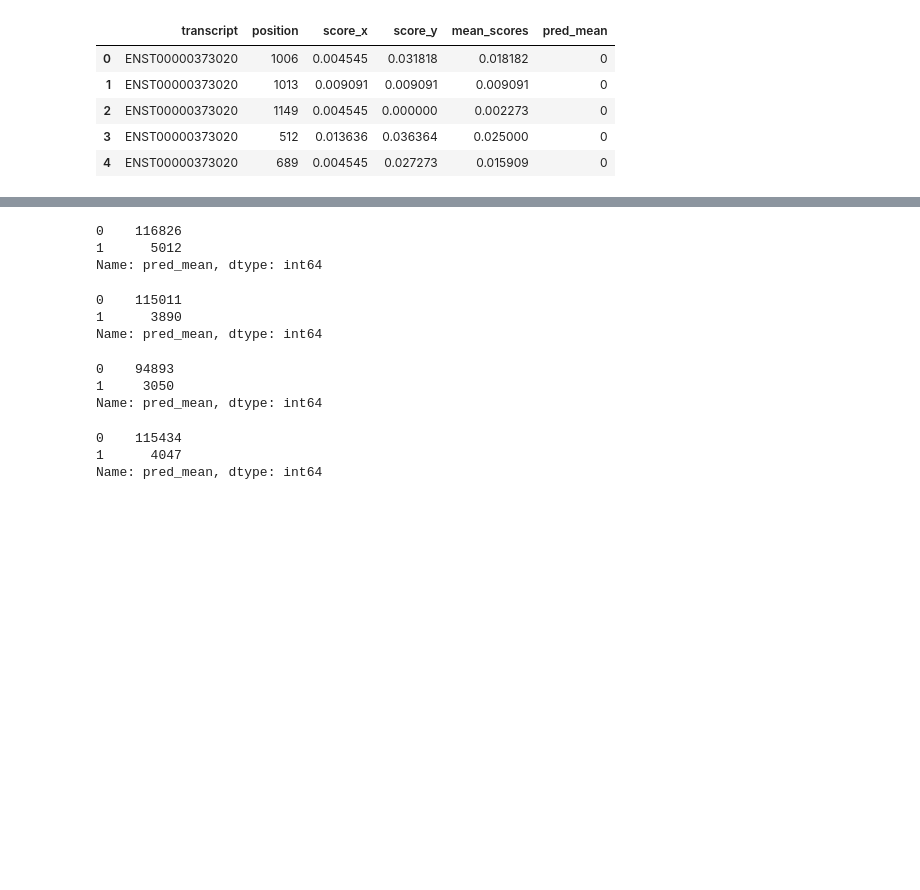
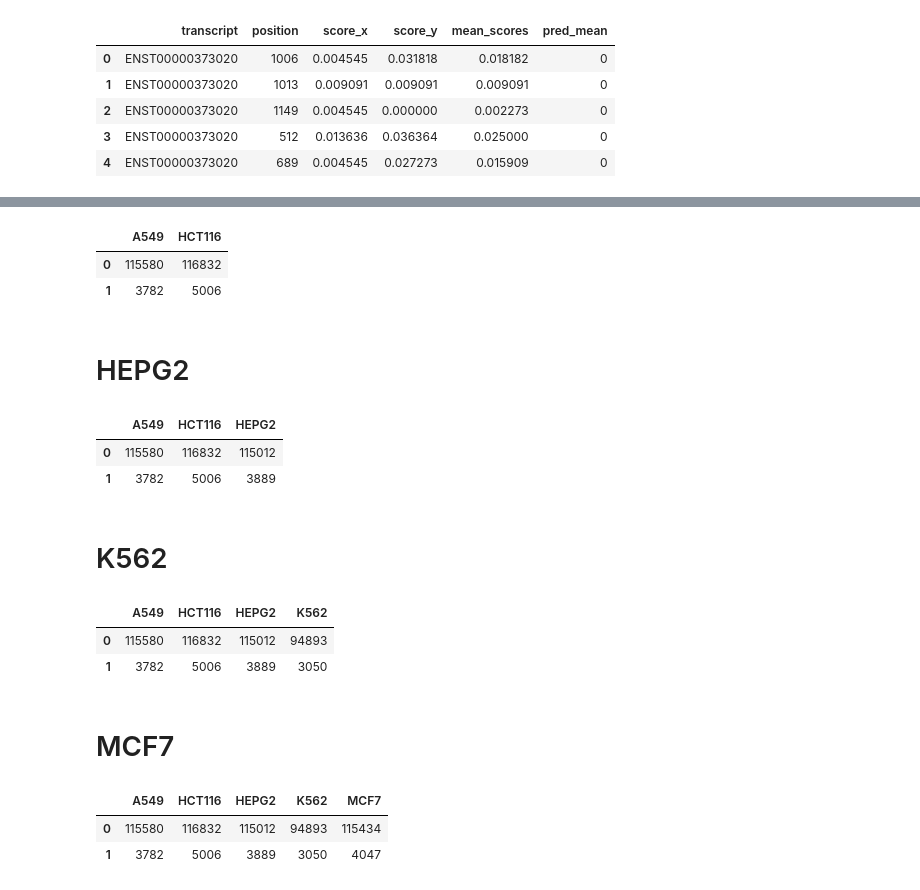
Before and after one commit to claudia-07/DSA4262-ACMXZ, a Jupyter notebook: prediction/all_cell_test.ipynb, the cells around one changed output, grey strips where cells are left out. Drawn from its saved outputs; the diff is of its cells as text; code cells hidden in the pictures; blank space fills up the shorter version.

```diff
--- a/prediction/all_cell_test.ipynb
+++ b/prediction/all_cell_test.ipynb
@@ -36,0 +29,4 @@ Name: pred_mean, dtype: int64
+# %%
+ind = ["0", "1"]
+plot_df = pd.DataFrame(list(merge1["pred_mean"].value_counts()), columns = ["A549"], index = ind)
+plot_df
@@ -47,12 +49,15 @@ mergeHct2 = mergeHct2.rename({'score':'score_z'},axis=1)
 mergeHct2['mean_scores'] = mergeHct2[['score_x', 'score_y','score_z']].mean(axis=1)
 # %%
 mergeHct2["pred_mean"] = mergeHct2.mean_scores.map(lambda x:1 if x>=0.35 else 0)
-# %%
-mergeHct2.pred_mean.value_counts()
-# %% [output]
-0    116826
-1      5012
-Name: pred_mean, dtype: int64
+# %%
+plot_df["HCT116"] = list(mergeHct2["pred_mean"].value_counts())
+plot_df
+# %% [output]
+|  | A549 | HCT116 |
+| 0 | 115580 | 116832 |
+| 1 | 3782 | 5006 |
+# %% [markdown]
+# HEPG2
 # %%
 hepG2_rep5_run2 = pd.read_csv("../data/aws_predictions/hepG2_rep5_run2_prediction.csv")
 hepG2_rep6_run1 = pd.read_csv("../data/aws_predictions/hepG2_rep6_run1_prediction.csv")
@@ -62,12 +67,15 @@ mergeG2 = hepG2_rep5_run2.merge(hepG2_rep6_run1, on = ['transcript','position'],
 mergeG2['mean_scores'] = mergeG2[['score_x', 'score_y']].mean(axis=1)
 # %%
 mergeG2["pred_mean"] = mergeG2.mean_scores.map(lambda x:1 if x>=0.35 else 0)
-# %%
-mergeG2["pred_mean"].value_counts()
-# %% [output]
-0    115011
-1      3890
-Name: pred_mean, dtype: int64
+# %%
+plot_df["HEPG2"] = list(mergeG2["pred_mean"].value_counts())
+plot_df
+# %% [output]
+|  | A549 | HCT116 | HEPG2 |
+| 0 | 115580 | 116832 | 115012 |
+| 1 | 3782 | 5006 | 3889 |
+# %% [markdown]
+# K562
 # %%
 k562_rep4_run1 = pd.read_csv("../data/aws_predictions/k562_rep4_run1_prediction.csv")
 k562_rep5_run1 = pd.read_csv("../data/aws_predictions/k562_rep5_run1_prediction.csv")
@@ -81,12 +89,15 @@ mergek562_2 = mergek562_2.rename({'score':'score_z'},axis=1)
 mergek562_2['mean_scores'] = mergek562_2[['score_x', 'score_y','score_z']].mean(axis=1)
 # %%
 mergek562_2["pred_mean"] = mergek562_2.mean_scores.map(lambda x:1 if x>=0.35 else 0)
-# %%
-mergek562_2.pred_mean.value_counts()
-# %% [output]
-0    94893
-1     3050
-Name: pred_mean, dtype: int64
+# %%
+plot_df["K562"] = list(mergek562_2["pred_mean"].value_counts())
+plot_df
+# %% [output]
+|  | A549 | HCT116 | HEPG2 | K562 |
+| 0 | 115580 | 116832 | 115012 | 94893 |
+| 1 | 3782 | 5006 | 3889 | 3050 |
+# %% [markdown]
+# MCF7
 # %%
 mcf7_rep3_run1 = pd.read_csv("../data/aws_predictions/mcf7_rep3_run1_prediction.csv")
 mcf7_rep4_run1 = pd.read_csv("../data/aws_predictions/mcf7_rep4_run1_prediction.csv")
@@ -96,9 +107,10 @@ mergemcf7 = mcf7_rep3_run1.merge(mcf7_rep4_run1, on = ['transcript','position'],
 mergemcf7['mean_scores'] = mergemcf7[['score_x', 'score_y']].mean(axis=1)
 # %%
 mergemcf7["pred_mean"] = mergemcf7.mean_scores.map(lambda x:1 if x>=0.35 else 0)
-# %%
-mergemcf7.pred_mean.value_counts()
-# %% [output]
-0    115434
-1      4047
-Name: pred_mean, dtype: int64
+# %%
+plot_df["MCF7"] = list(mergemcf7["pred_mean"].value_counts())
+plot_df
+# %% [output]
+|  | A549 | HCT116 | HEPG2 | K562 | MCF7 |
+| 0 | 115580 | 116832 | 115012 | 94893 | 115434 |
+| 1 | 3782 | 5006 | 3889 | 3050 | 4047 |
```
Also changed, not shown: parts of 10 cells of this notebook.
